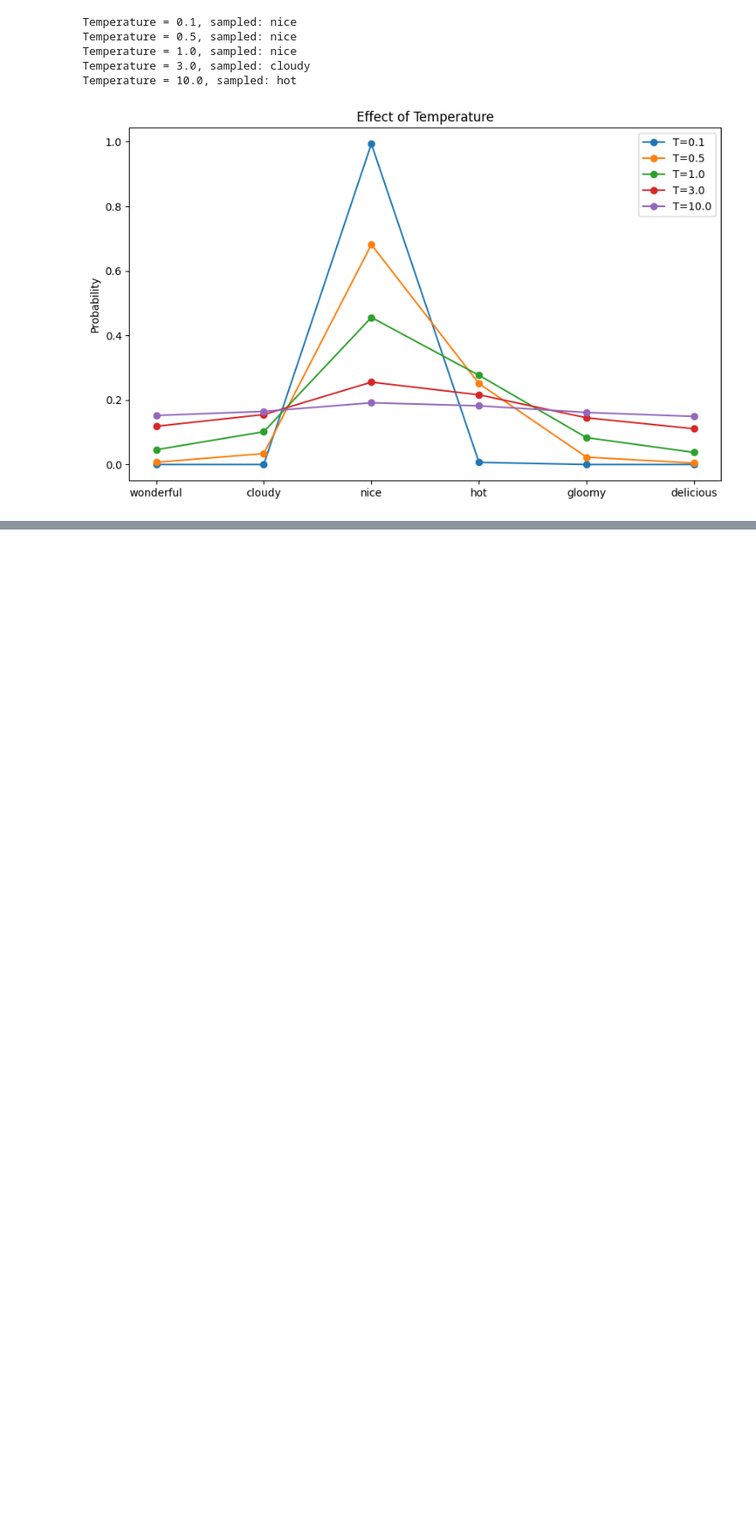
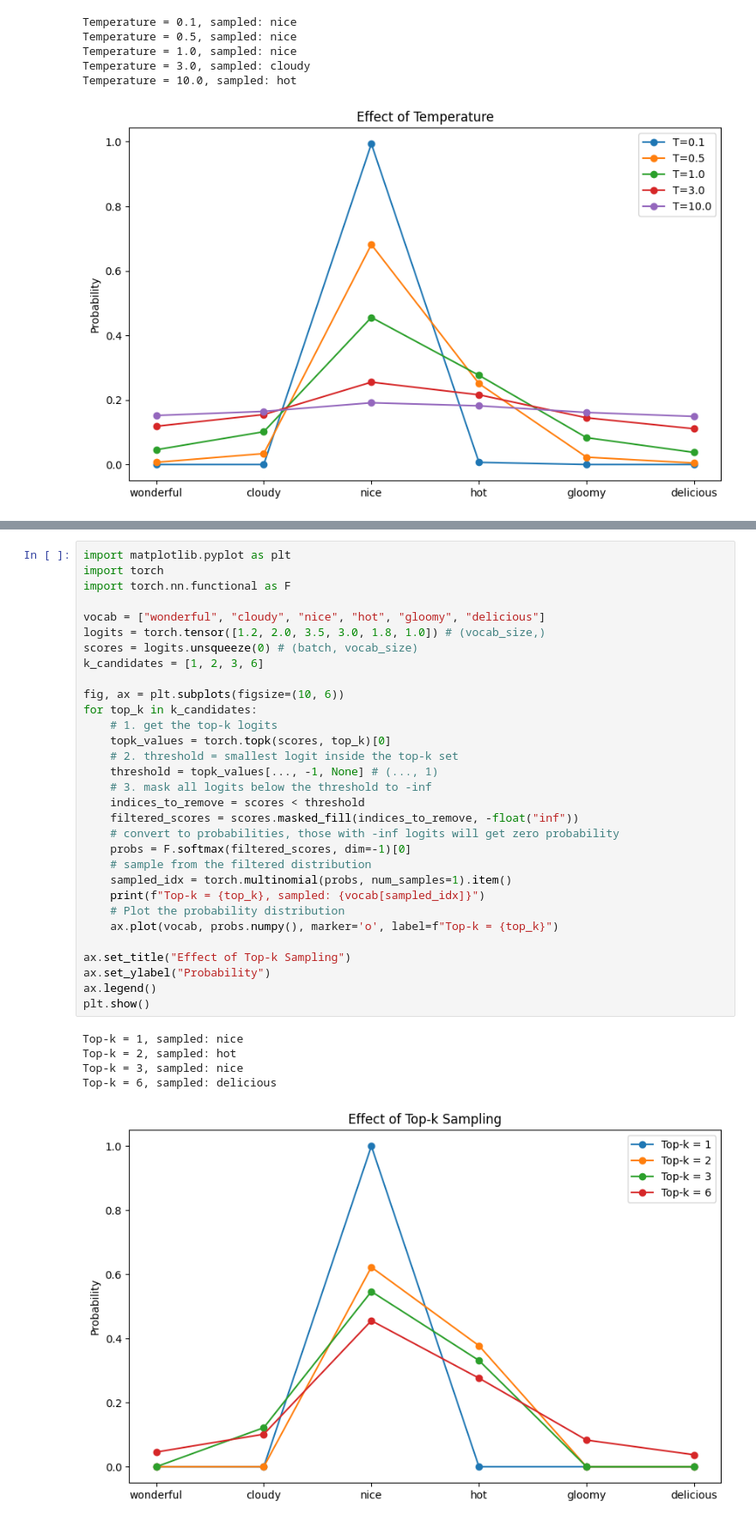
Before and after one commit to Sidnaik04/AI-Engineering, a Jupyter notebook: Sampling_Techniques.ipynb, the cells around one changed output, grey strips where cells are left out. Shown at 86% size. Drawn from its saved outputs; the diff is of its cells as text; blank space fills up the shorter version.

Commit message:
Add Top-K sampling technique

```diff
--- a/Sampling_Techniques.ipynb
+++ b/Sampling_Techniques.ipynb
@@ -192,0 +256,37 @@ Temperature = 10.0, sampled: hot
+# %%
+import matplotlib.pyplot as plt
+import torch
+import torch.nn.functional as F
+
+vocab = ["wonderful", "cloudy", "nice", "hot", "gloomy", "delicious"]
+logits = torch.tensor([1.2, 2.0, 3.5, 3.0, 1.8, 1.0]) # (vocab_size,)
+scores = logits.unsqueeze(0) # (batch, vocab_size)
+k_candidates = [1, 2, 3, 6]
+
+fig, ax = plt.subplots(figsize=(10, 6))
+for top_k in k_candidates:
+    # 1. get the top-k logits
+    topk_values = torch.topk(scores, top_k)[0]
+    # 2. threshold = smallest logit inside the top-k set
+    threshold = topk_values[..., -1, None] # (..., 1)
+    # 3. mask all logits below the threshold to -inf
+    indices_to_remove = scores < threshold
+    filtered_scores = scores.masked_fill(indices_to_remove, -float("inf"))
+    # convert to probabilities, those with -inf logits will get zero probability
+    probs = F.softmax(filtered_scores, dim=-1)[0]
+    # sample from the filtered distribution
+    sampled_idx = torch.multinomial(probs, num_samples=1).item()
+    print(f"Top-k = {top_k}, sampled: {vocab[sampled_idx]}")
+    # Plot the probability distribution
+    ax.plot(vocab, probs.numpy(), marker='o', label=f"Top-k = {top_k}")
+
+ax.set_title("Effect of Top-k Sampling")
+ax.set_ylabel("Probability")
+ax.legend()
+plt.show()
+# %% [output]
+Top-k = 1, sampled: nice
+Top-k = 2, sampled: hot
+Top-k = 3, sampled: nice
+Top-k = 6, sampled: delicious
+[figure, added]
```
Also changed, not shown: parts of 5 cells of this notebook.
